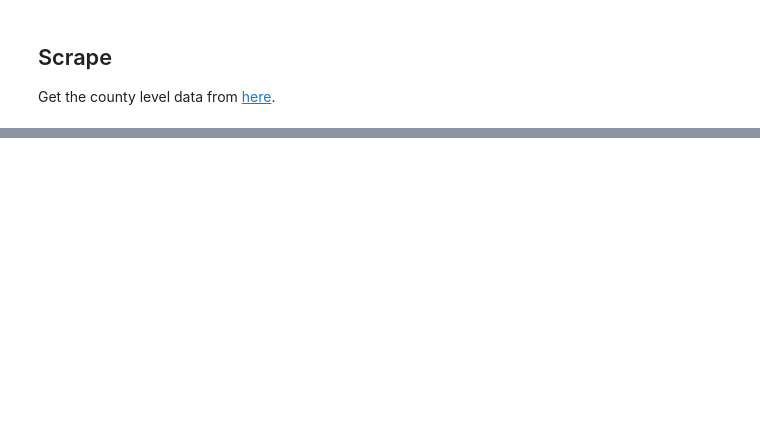
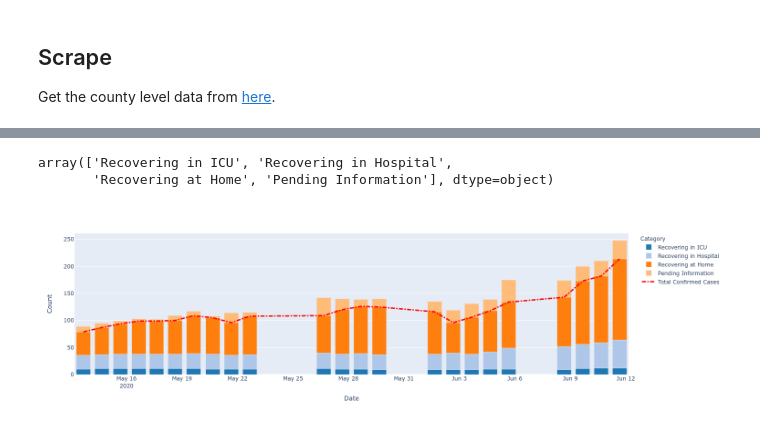
Before and after one commit to jkibele/SB_Covid, a Jupyter notebook: SB_Covid.ipynb, the cells around one changed output, grey strips where cells are left out. Saved outputs shown, nothing was run; the diff lists cells and outputs as text; code cells hidden in the pictures; blank space fills up the shorter version.

Commit message:
Another plotly plot. Also installed plotly jupyterlab extension.

```diff
--- a/SB_Covid.ipynb
+++ b/SB_Covid.ipynb
@@ -56,6 +49,7 @@ def mpl_to_plotly(cmap):
     return pl_colorscale
 
 pxtab20 = mpl_to_plotly(cm)
+pxtab10 = mpl_to_plotly(plt.get_cmap('tab10'))
 # %%
 sbcm = sbc.melt(value_vars=name_map.values(), id_vars='Date', var_name='Patient Category', value_name='Count')
 pc_order = {
@@ -253,3 +244,28 @@ cdf
+# %%
+cdf = communityDF(status_containers)
+cdf['Date'] = cdf.index
+cdf = pd.DataFrame(cdf.to_records(index=False)).sort_values('Date')
+plot_cols = ['Pending Information', 'Recovering at Home', 'Recovering in Hospital', 'Recovering in ICU', 'Date']
+cdfm = cdf[plot_cols].melt(value_vars=['Pending Information', 'Recovering at Home', 'Recovering in Hospital', 'Recovering in ICU'],
+                           id_vars='Date', var_name='Category', value_name='Count')
+cat_order = [
+    'Recovering in ICU',
+    'Recovering in Hospital',
+    'Recovering at Home',
+    'Pending Information'
+]
+cdfm = pd.concat([cdfm.query("`Category`==@cat") for cat in cat_order])
+cdfm.Category.unique()
+# %% [output]
+array(['Recovering in ICU', 'Recovering in Hospital',
+       'Recovering at Home', 'Pending Information'], dtype=object)
+# %%
+fig = px.bar(cdfm, x='Date', y='Count', color='Category', color_discrete_sequence=pxtab10)
+tot = cdfm.query("Category != 'Pending Information'").groupby('Date').sum()
+fig.add_trace(go.Scatter(x=tot.index, y=tot.Count, mode='lines', name='Total Confirmed Cases', line=dict(dash='dashdot', width=3, color='red')))
+fig.show()
+# %% [output]
+[figure, added]
 # %%
 !jupyter nbconvert SB_Covid.ipynb --to html --no-input --output index.html
 # %% [output]
```
Also changed, not shown: parts of 11 cells of this notebook, 3 other files.
